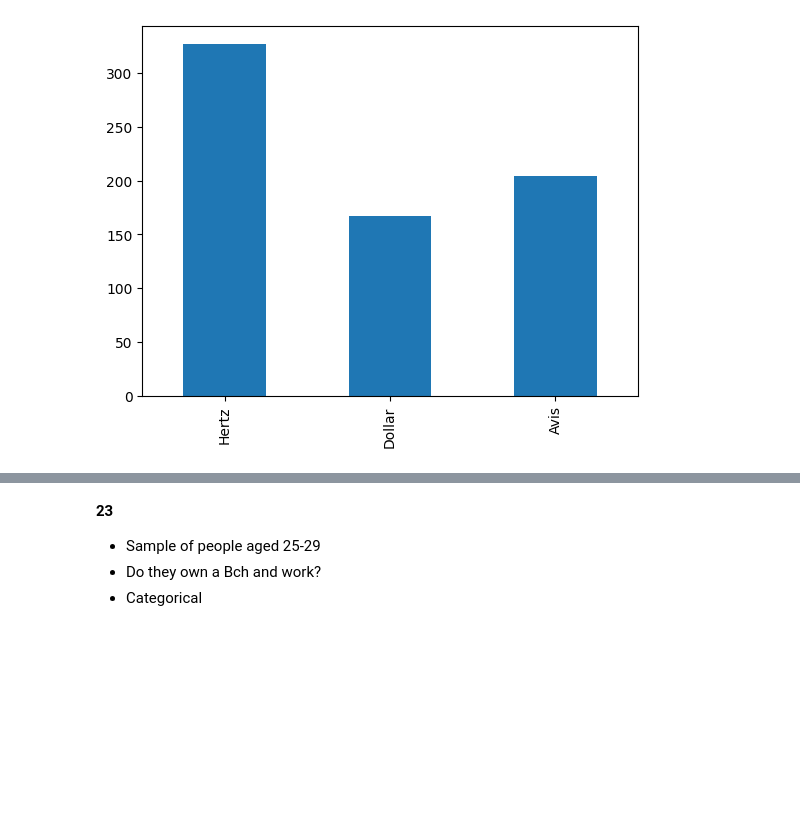
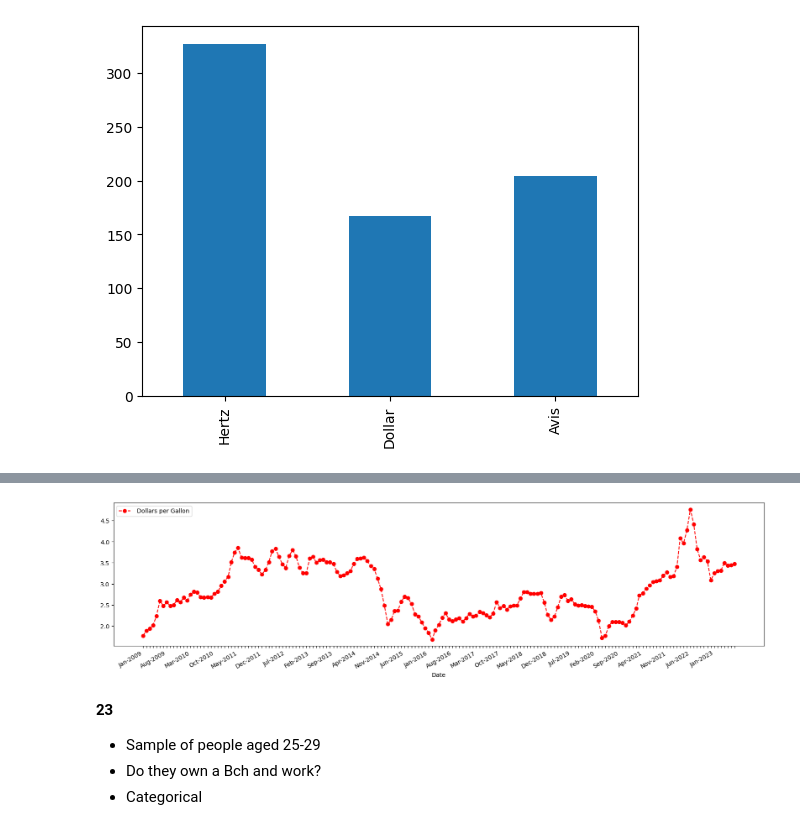
Before and after one commit to zenbaei/Data_Stats_Practice, a Jupyter notebook: Statistics_4_Business_Solutions.ipynb, the cells around one changed output, grey strips where cells are left out. Drawn from its saved outputs; the diff is of its cells as text; code cells hidden in the pictures; blank space fills up the shorter version.

```diff
--- a/Statistics_4_Business_Solutions.ipynb
+++ b/Statistics_4_Business_Solutions.ipynb
@@ -254,3 +280,12 @@ companies.loc['2007'].plot.bar()
+# %%
+ax = filterGas.plot(x='Date', figsize=(20, 5), xticks=filterGas['Date'], style="--ro")
+for index, label in enumerate(ax.xaxis.get_ticklabels()):
+    if index % 7 != 0:
+        label.set_visible(False)
+
+ax.xaxis.set_major_formatter(mdates.DateFormatter('%b-%Y'))
+# %% [output]
+[figure, added]
 # %% [markdown]
 **23**
 - Sample of people aged 25-29
```
Also changed, not shown: parts of 5 cells of this notebook, 1 other file.
